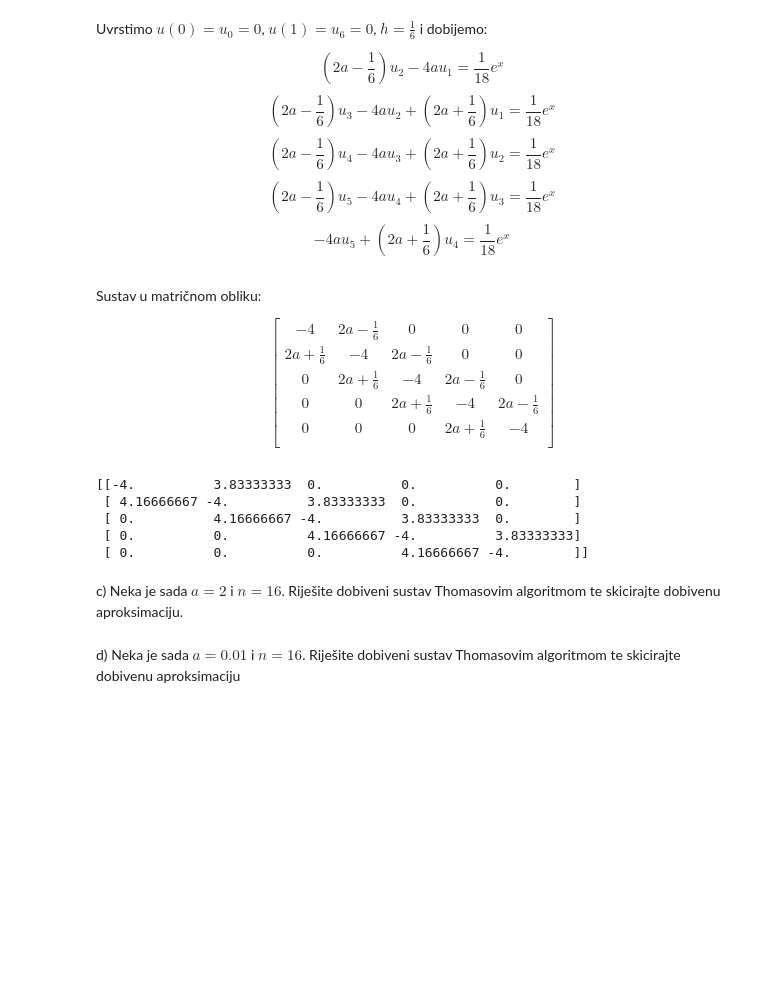
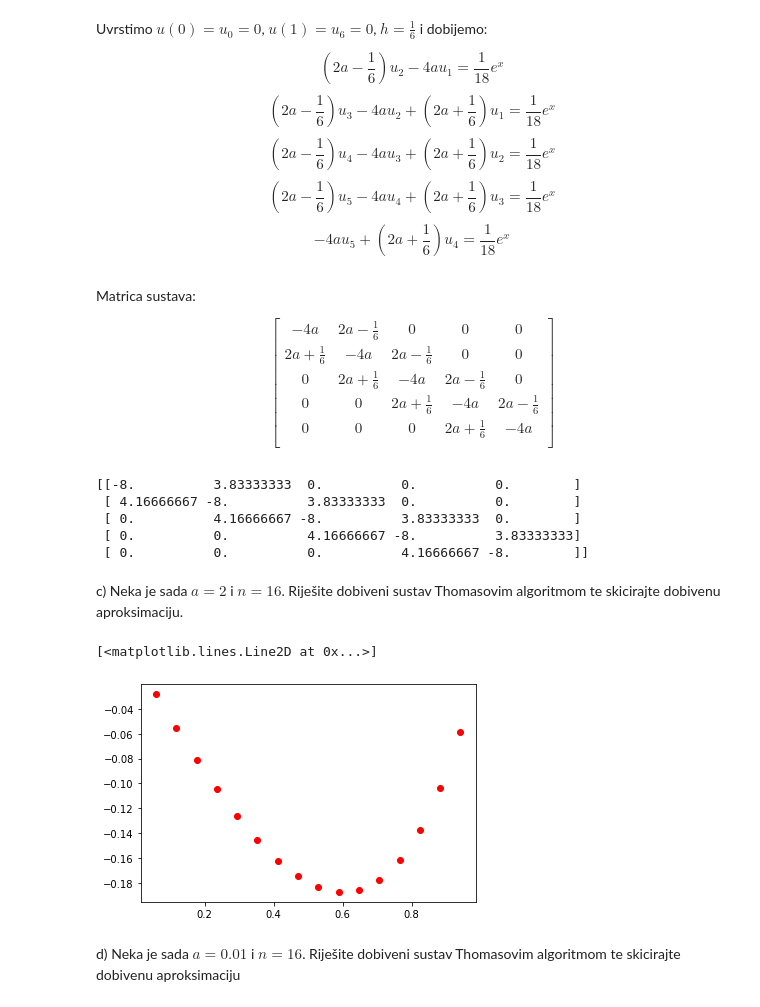
Before and after one commit to klukas17/nummat-labosi, a Jupyter notebook: lab1/Labos1-Numerička matematika-zad8.ipynb, the cells around one changed output. Drawn from its saved outputs; the diff is of its cells as text; code cells hidden in the pictures; blank space fills up the shorter version.

```diff
--- a/lab1/Labos1-Numerička matematika-zad8.ipynb
+++ b/lab1/Labos1-Numerička matematika-zad8.ipynb
@@ -64,26 +64,26 @@ $$ (2 a - \frac{1}{6}) u_{4} - 4 a u_{3} + (2 a + \frac{1}{6}) u_{2} = \frac{1}{
 $$ (2 a - \frac{1}{6}) u_{5} - 4 a u_{4} + (2 a + \frac{1}{6}) u_{3} = \frac{1}{18} e^x $$
 $$ - 4 a u_{5} + (2 a + \frac{1}{6}) u_{4} = \frac{1}{18} e^x $$
 # %% [markdown]
-Sustav u matričnom obliku:
+Matrica sustava:
 
 $$
 \begin{bmatrix}
--4 & 2 a - \frac{1}{6} & 0 & 0 & 0\\
-2 a + \frac{1}{6} & -4 & 2 a - \frac{1}{6} & 0 & 0\\
-0 & 2 a + \frac{1}{6} & -4 & 2 a - \frac{1}{6} & 0\\
-0 & 0 & 2 a + \frac{1}{6} & -4 & 2 a - \frac{1}{6}\\
-0 & 0 & 0 & 2 a + \frac{1}{6} & -4\\
+-4 a & 2 a - \frac{1}{6} & 0 & 0 & 0\\
+2 a + \frac{1}{6} & -4 a & 2 a - \frac{1}{6} & 0 & 0\\
+0 & 2 a + \frac{1}{6} & -4 a & 2 a - \frac{1}{6} & 0\\
+0 & 0 & 2 a + \frac{1}{6} & -4 a & 2 a - \frac{1}{6}\\
+0 & 0 & 0 & 2 a + \frac{1}{6} & -4 a\\
 \end{bmatrix}
 $$
 # %%
 a = 2
-A=np.array([[-4,2*a-1/6,0,0,0], [2*a+1/6,-4,2*a-1/6,0,0], [0,2*a+1/6,-4,2*a-1/6,0], [0,0,2*a+1/6,-4,2*a-1/6], [0,0,0,2*a+1/6,-4]])
+A=np.array([[-4*a,2*a-1/6,0,0,0], [2*a+1/6,-4*a,2*a-1/6,0,0], [0,2*a+1/6,-4*a,2*a-1/6,0], [0,0,2*a+1/6,-4*a,2*a-1/6], [0,0,0,2*a+1/6,-4*a]])
 print(A)
 # %% [output]
-[[-4.          3.83333333  0.          0.          0.        ]
- [ 4.16666667 -4.          3.83333333  0.          0.        ]
- [ 0.          4.16666667 -4.          3.83333333  0.        ]
- [ 0.          0.          4.16666667 -4.          3.83333333]
- [ 0.          0.          0.          4.16666667 -4.        ]]
+[[-8.          3.83333333  0.          0.          0.        ]
+ [ 4.16666667 -8.          3.83333333  0.          0.        ]
+ [ 0.          4.16666667 -8.          3.83333333  0.        ]
+ [ 0.          0.          4.16666667 -8.          3.83333333]
+ [ 0.          0.          0.          4.16666667 -8.        ]]
 # %% [markdown]
 c) Neka je sada $a=2$ i $n=16$. Riješite dobiveni sustav Thomasovim algoritmom te skicirajte dobivenu aproksimaciju.
@@ -93,2 +90,52 @@ c) Neka je sada $a=2$ i $n=16$. Riješite dobiveni sustav Thomasovim algoritmom
+# %%
+def LUdecomptridiagonal(a,b,c):
+    n=len(b)
+    for k in range(1,n):
+        mu=a[k-1]/b[k-1]
+        b[k]=b[k]-mu*c[k-1]
+        a[k-1]=mu
+    return a,b,c
+
+def LUsolvetridiagonal(a,b,c,f):
+    n=len(b)
+    for k in range(1,n):
+        f[k]=f[k]-a[k-1]*f[k-1]
+    f[n-1]=f[n-1]/b[n-1]
+    for k in range(n-2,-1,-1):
+        f[k]=(f[k]-c[k]*f[k+1])/b[k]
+    return f
+
+def  set_abcf(x, alpha, beta, omega):
+    n=len(x)-2
+    h=1.0/(n+1)
+    x2 = x[1:len(x)-1]
+    fun = np.vectorize(lambda x: pow(e, x))
+    f=fun(x2)*2*h*h
+    b=np.ones((n))* -4.0 * omega
+    a=np.ones((n-1))* (2*omega+h)
+    c=np.ones((n-1))* (2*omega-h)
+    for i in range(1,n+1):
+        f[i-1]=f[i-1]*RHS_b(x[i])
+    f[0]=f[0]+alpha
+    f[n-1]=f[n-1]+ beta
+    return a, b, c, f
+
+def RHS_b(x):
+    return pow(e, x)
+
+omega = 2
+n1=16
+n11=n1+2
+x1=np.linspace(0,1,n11)
+
+a,b,c,f=set_abcf(x1,0,0, omega)
+a,b,c=LUdecomptridiagonal(a,b,c)
+u=LUsolvetridiagonal(a,b,c,f)
+
+n=len(x1)
+plt.plot(x1[1:n-1],u, "ro")
+# %% [output]
+[<matplotlib.lines.Line2D at 0x...>]
+[figure, added]
 # %% [markdown]
 d) Neka je sada $a=0.01$ i $n=16$. Riješite dobiveni sustav Thomasovim algoritmom te skicirajte dobivenu aproksimaciju
```
Also changed, not shown: parts of 7 cells of this notebook.
